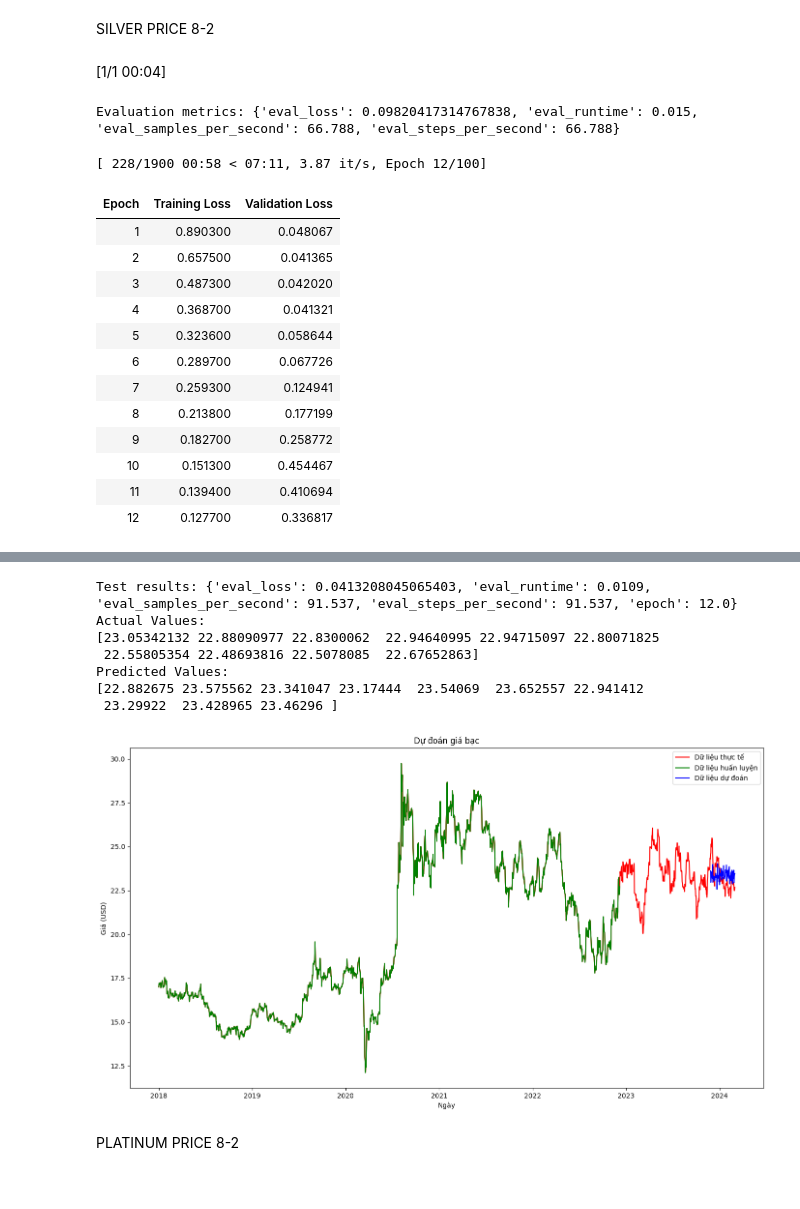
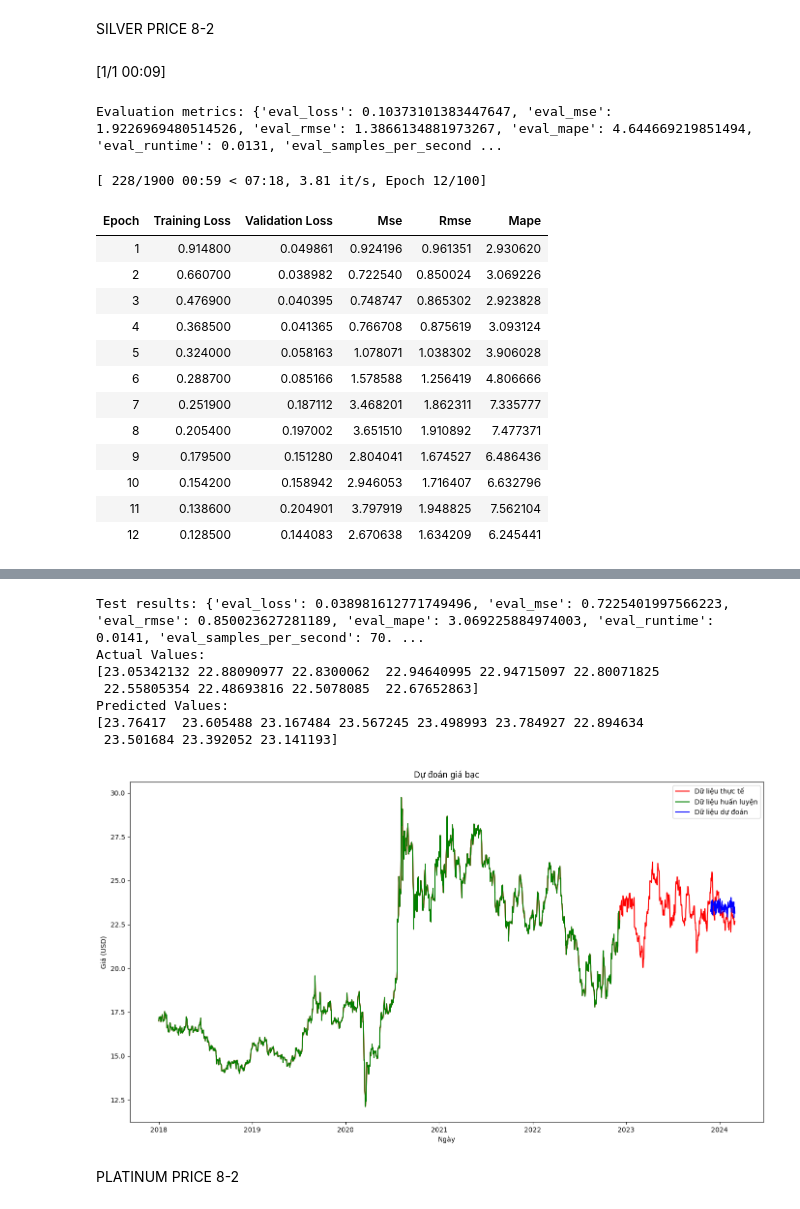
Before and after one commit to Kt7mmm/IS403_O21_06, a Jupyter notebook: Model/Team06_PatchTST.ipynb, the cells around one changed output, grey strips where cells are left out. Drawn from its saved outputs; the diff is of its cells as text; code cells hidden in the pictures.

```diff
--- a/Model/Team06_PatchTST.ipynb
+++ b/Model/Team06_PatchTST.ipynb
@@ -1112,6 +1217,30 @@ config = PatchTSTConfig(
 )
 model = PatchTSTForPrediction(config)
 
+def compute_metrics(eval_pred):
+    predictions, labels = eval_pred
+    if isinstance(predictions, tuple):
+        predictions = predictions[0]
+
+    if len(predictions.shape) > 2:
+        predictions = predictions.reshape(-1, predictions.shape[-1])
+    if len(labels.shape) > 2:
+        labels = labels.reshape(-1, labels.shape[-1])
+
+    # Unscale predictions and labels
+    predictions_unscaled = scaler.inverse_transform(predictions)
+    labels_unscaled = scaler.inverse_transform(labels)
+
+    mse = mean_squared_error(labels_unscaled, predictions_unscaled)
+    rmse = np.sqrt(mse)
+    mape = np.mean(np.abs((labels_unscaled - predictions_unscaled) / labels_unscaled)) * 100
+
+    return {
+        'mse': mse,
+        'rmse': rmse,
+        'mape': mape
+    }
+
 # Thiết lập các tham số huấn luyện
 training_args = TrainingArguments(
     output_dir="./checkpoint/patchtst/gold_price/output/",
@@ -1143,6 +1272,7 @@ trainer = Trainer(
     args=training_args,
     train_dataset=train_dataset,
     eval_dataset=test_dataset,
+    compute_metrics=compute_metrics,
     callbacks=[early_stopping_callback],
 )
 
@@ -1191,53 +1321,53 @@ test_dates = test['Date'].iloc[-len(predictions_mean):]
 if len(predictions_mean) > len(test_dates):
     predictions_mean = predictions_mean[:len(test_dates)]
 
 # Print some actual and predicted values for comparison
 print("Actual Values:")
 print(test['Value (USD per troy ounce)'].values[-10:])
 print("Predicted Values:")
 print(predictions_mean[-10:])
 
 # Hàm vẽ biểu đồ kết quả
 def plot_results(dates, actual, train, predict, title):
     plt.figure(figsize=(14, 8))
     plt.plot(dates, actual, label='Dữ liệu thực tế', color='red')
     plt.plot(dates[:len(train)], train, label='Dữ liệu huấn luyện', color='green')
     plt.plot(dates[-len(predict):], predict, label='Dữ liệu dự đoán', color='blue')
     plt.title(title)
     plt.xlabel('Ngày')
     plt.ylabel('Giá (USD)')
     plt.legend()
     plt.tight_layout()
     plt.show()
 
 # Vẽ biểu đồ kết quả
 plot_results(data['Date'], data['Value (USD per troy ounce)'], train['Value (USD per troy ounce)'], predictions_mean, 'Dự đoán giá bạc')
 # %% [output]
-[1/1 00:04]
+[1/1 00:09]
-Evaluation metrics: {'eval_loss': 0.09820417314767838, 'eval_runtime': 0.015, 'eval_samples_per_second': 66.788, 'eval_steps_per_second': 66.788}
+Evaluation metrics: {'eval_loss': 0.10373101383447647, 'eval_mse': 1.9226969480514526, 'eval_rmse': 1.3866134881973267, 'eval_mape': 4.644669219851494, 'eval_runtime': 0.0131, 'eval_samples_per_second ...
-[ 228/1900 00:58 < 07:11, 3.87 it/s, Epoch 12/100]
+[ 228/1900 00:59 < 07:18, 3.81 it/s, Epoch 12/100]
-| Epoch | Training Loss | Validation Loss |
-| 1 | 0.890300 | 0.048067 |
-| 2 | 0.657500 | 0.041365 |
-| 3 | 0.487300 | 0.042020 |
-| 4 | 0.368700 | 0.041321 |
-| 5 | 0.323600 | 0.058644 |
-| 6 | 0.289700 | 0.067726 |
-| 7 | 0.259300 | 0.124941 |
-| 8 | 0.213800 | 0.177199 |
-| 9 | 0.182700 | 0.258772 |
-| 10 | 0.151300 | 0.454467 |
-| 11 | 0.139400 | 0.410694 |
-| 12 | 0.127700 | 0.336817 |
+| Epoch | Training Loss | Validation Loss | Mse | Rmse | Mape |
+| 1 | 0.914800 | 0.049861 | 0.924196 | 0.961351 | 2.930620 |
+| 2 | 0.660700 | 0.038982 | 0.722540 | 0.850024 | 3.069226 |
+| 3 | 0.476900 | 0.040395 | 0.748747 | 0.865302 | 2.923828 |
+| 4 | 0.368500 | 0.041365 | 0.766708 | 0.875619 | 3.093124 |
+| 5 | 0.324000 | 0.058163 | 1.078071 | 1.038302 | 3.906028 |
+| 6 | 0.288700 | 0.085166 | 1.578588 | 1.256419 | 4.806666 |
+| 7 | 0.251900 | 0.187112 | 3.468201 | 1.862311 | 7.335777 |
+| 8 | 0.205400 | 0.197002 | 3.651510 | 1.910892 | 7.477371 |
+| 9 | 0.179500 | 0.151280 | 2.804041 | 1.674527 | 6.486436 |
+| 10 | 0.154200 | 0.158942 | 2.946053 | 1.716407 | 6.632796 |
+| 11 | 0.138600 | 0.204901 | 3.797919 | 1.948825 | 7.562104 |
+| 12 | 0.128500 | 0.144083 | 2.670638 | 1.634209 | 6.245441 |
 [interactive output not drawn]
-Test results: {'eval_loss': 0.0413208045065403, 'eval_runtime': 0.0109, 'eval_samples_per_second': 91.537, 'eval_steps_per_second': 91.537, 'epoch': 12.0}
+Test results: {'eval_loss': 0.038981612771749496, 'eval_mse': 0.7225401997566223, 'eval_rmse': 0.850023627281189, 'eval_mape': 3.069225884974003, 'eval_runtime': 0.0141, 'eval_samples_per_second': 70. ...
 Actual Values:
 [23.05342132 22.88090977 22.8300062  22.94640995 22.94715097 22.80071825
  22.55805354 22.48693816 22.5078085  22.67652863]
 Predicted Values:
-[22.882675 23.575562 23.341047 23.17444  23.54069  23.652557 22.941412
- 23.29922  23.428965 23.46296 ]
+[23.76417  23.605488 23.167484 23.567245 23.498993 23.784927 22.894634
+ 23.501684 23.392052 23.141193]
-[figure, old version]
+[figure, new version]
 # %% [markdown]
 PLATINUM PRICE 8-2
 # %%
```
Also changed, not shown: parts of 9 cells of this notebook.
